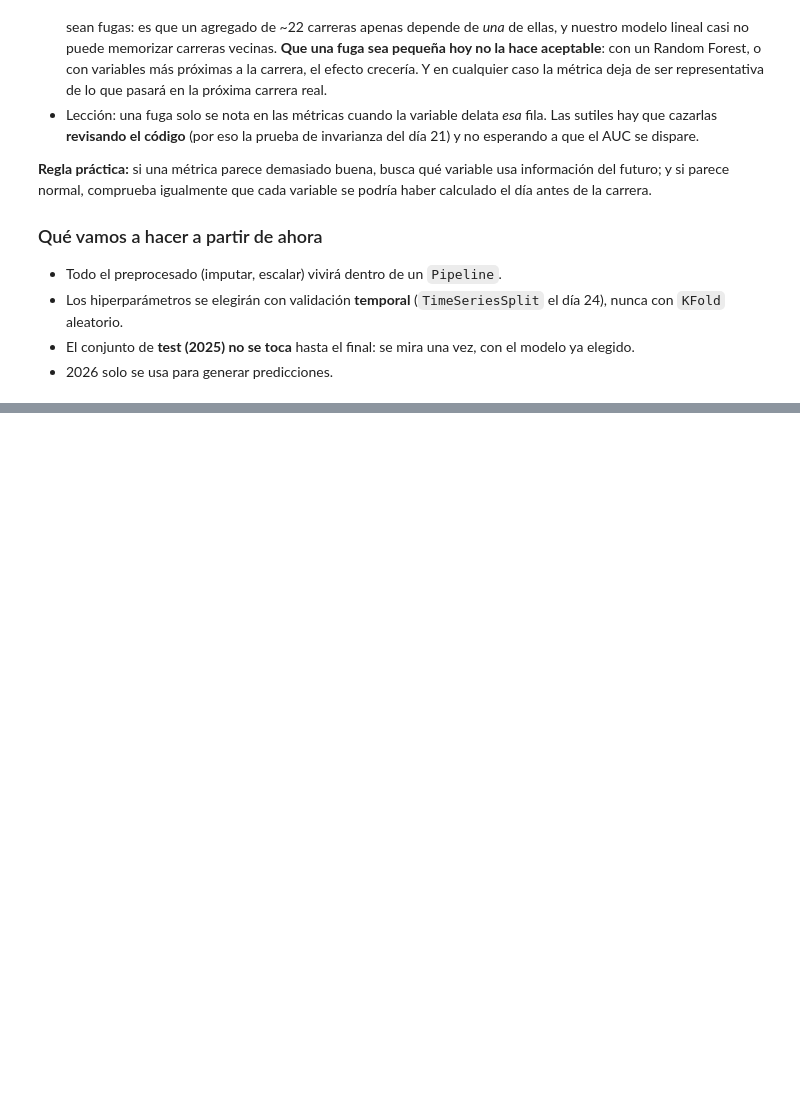
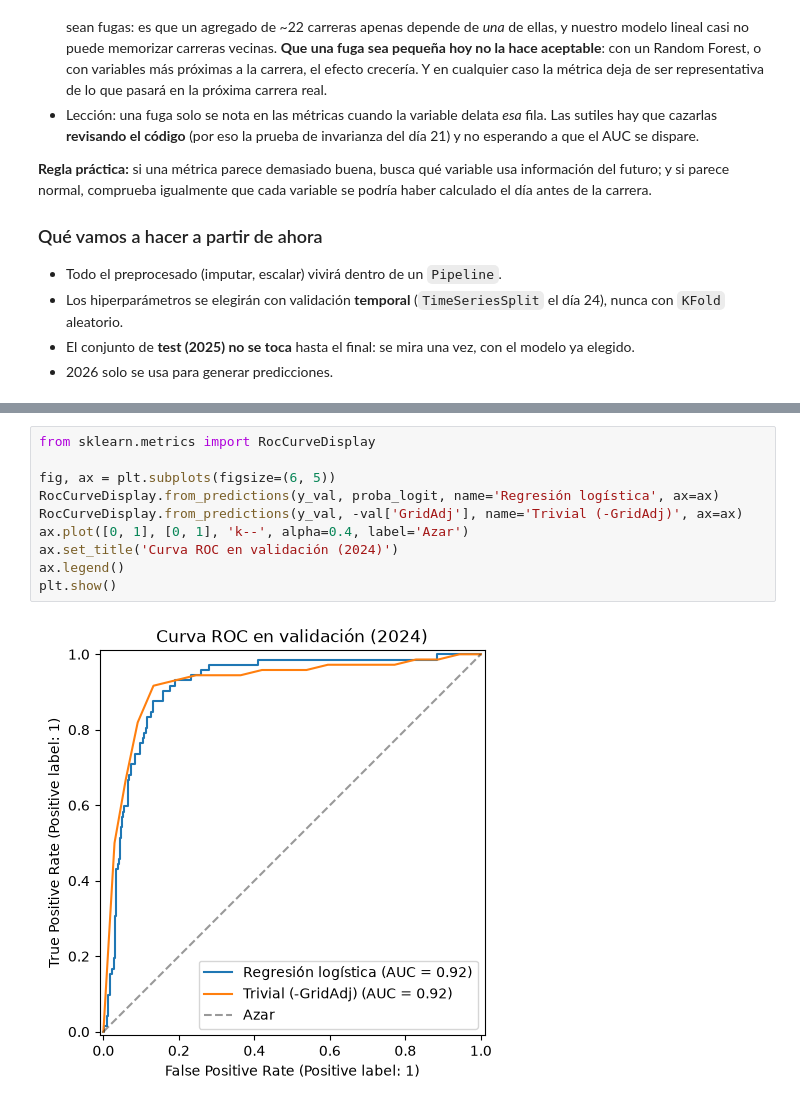
Before and after one commit to wewesito/f1-strategy-analytics, a Jupyter notebook: notebooks/04_prediccion.ipynb, the cells around one changed output, grey strips where cells are left out. Cells and saved outputs as stored; diff of their text form; blank space fills up the shorter version.

```diff
--- a/notebooks/04_prediccion.ipynb
+++ b/notebooks/04_prediccion.ipynb
@@ -364,0 +436,12 @@ y si parece normal, comprueba igualmente que cada variable se podría haber calc
+# %%
+from sklearn.metrics import RocCurveDisplay
+
+fig, ax = plt.subplots(figsize=(6, 5))
+RocCurveDisplay.from_predictions(y_val, proba_logit, name='Regresión logística', ax=ax)
+RocCurveDisplay.from_predictions(y_val, -val['GridAdj'], name='Trivial (-GridAdj)', ax=ax)
+ax.plot([0, 1], [0, 1], 'k--', alpha=0.4, label='Azar')
+ax.set_title('Curva ROC en validación (2024)')
+ax.legend()
+plt.show()
+# %% [output]
+[figure, added]
```
Also changed, not shown: parts of 11 cells of this notebook, 1 other file.
